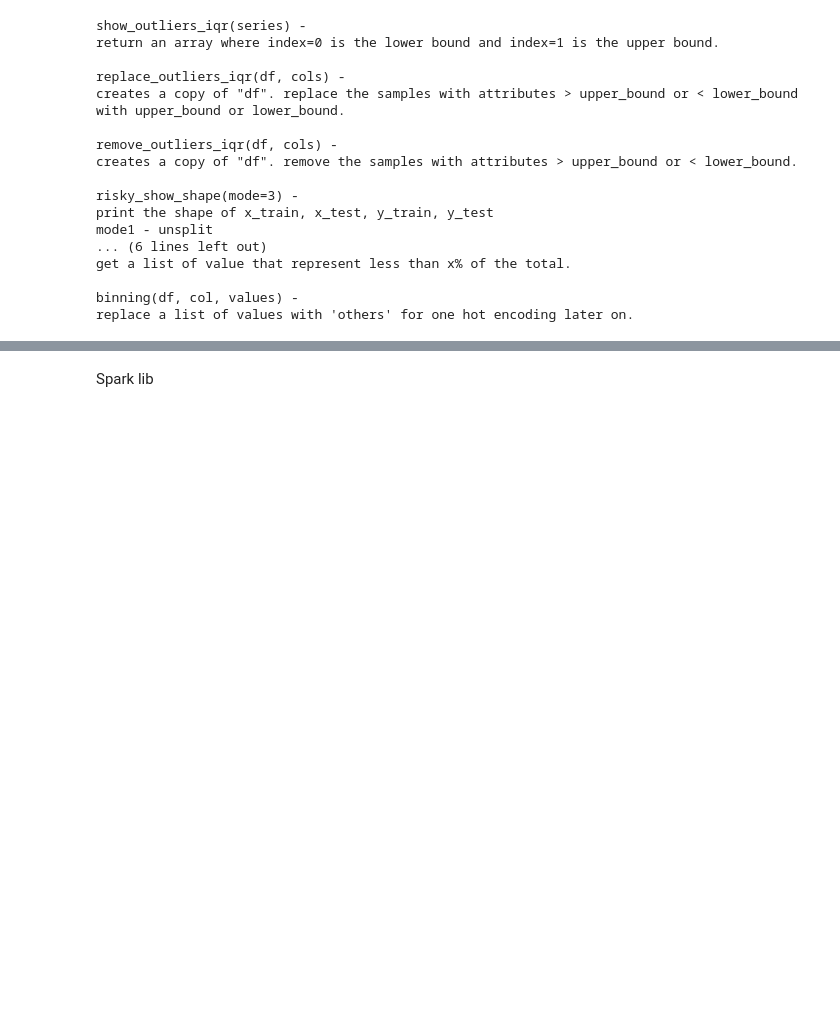
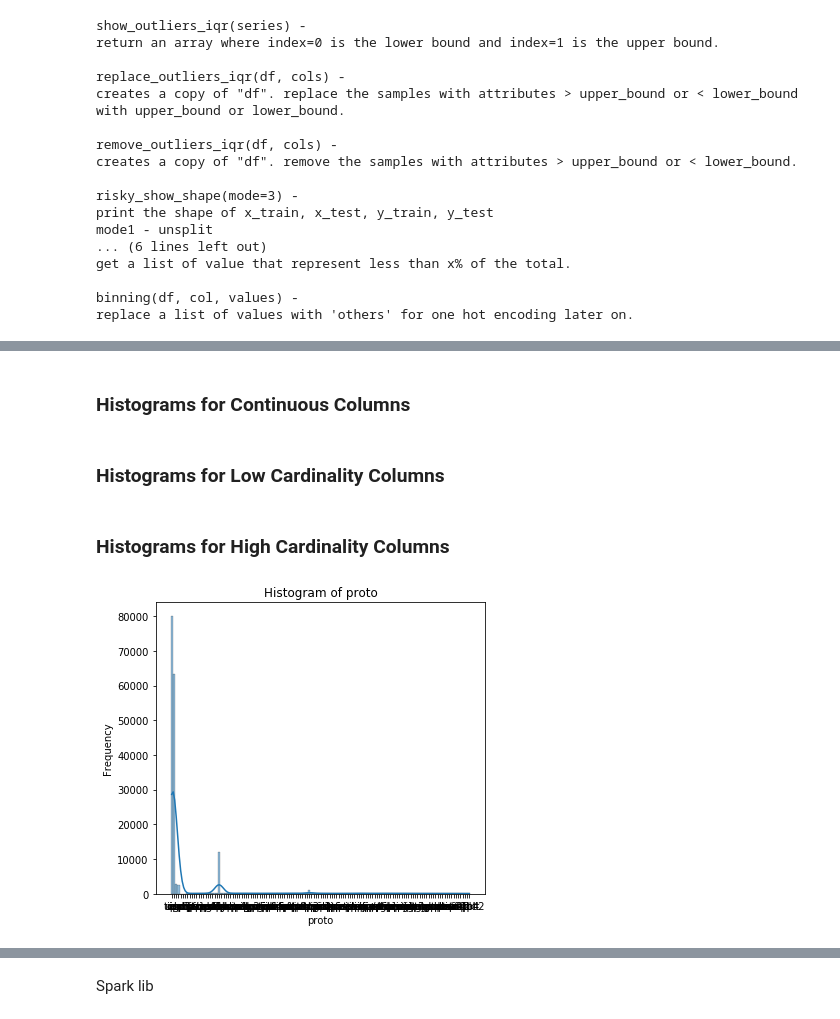
Before and after one commit to Saltizm/Data-mining-group-project, a Jupyter notebook: code.ipynb, the cells around one changed output, grey strips where cells are left out. Cells and saved outputs as stored; diff of their text form; code cells hidden in the pictures; blank space fills up the shorter version.

```diff
--- a/code.ipynb
+++ b/code.ipynb
@@ -140,3 +155,7 @@ get a list of value that represent less than x% of the total.
 
 binning(df, col, values) -
 replace a list of values with 'others' for one hot encoding later on.
+# %%
+# find numerical and non numerical fields
+numerical_cols = x_train.select_dtypes(include=np.number).columns
+non_numerical_cols = x_train.select_dtypes(exclude=np.number).columns
@@ -142,0 +201,2 @@ replace a list of values with 'others' for one hot encoding later on.
+# %% [markdown]
+### Histograms for Continuous Columns
@@ -142,0 +227,2 @@ replace a list of values with 'others' for one hot encoding later on.
+# %% [markdown]
+### Histograms for Low Cardinality Columns
@@ -143,2 +253,30 @@ replace a list of values with 'others' for one hot encoding later on.
+# %% [markdown]
+### Histograms for High Cardinality Columns
+# %%
+import matplotlib.pyplot as plt
+import seaborn as sns
+
+# Calculate grid dimensions
+num_plots = len(high_cardinality_cols)
+num_rows = (num_plots + 3) // 4 # Equivalent to ceil(num_plots / 4)
+num_cols = 4
+
+plt.figure(figsize=(20, num_rows * 5)) # Adjust figure size for better readability
+
+for i, col in enumerate(high_cardinality_cols):
+    ax = plt.subplot(num_rows, num_cols, i + 1) # Create subplot
+    sns.histplot(train[col], kde=True, ax=ax)
+    ax.set_title(f'Histogram of {col}')
+    ax.set_xlabel(col)
+    ax.set_ylabel('Frequency')
+
+# Hide any unused subplots if the last row is not full
+for j in range(i + 1, num_rows * num_cols):
+    plt.subplot(num_rows, num_cols, j + 1).set_visible(False)
+
+plt.tight_layout()
+plt.show()
+# %% [output]
+[figure, added]
 # %%
 # checking if there are any outliers
```
Also changed, not shown: parts of 33 cells of this notebook.
